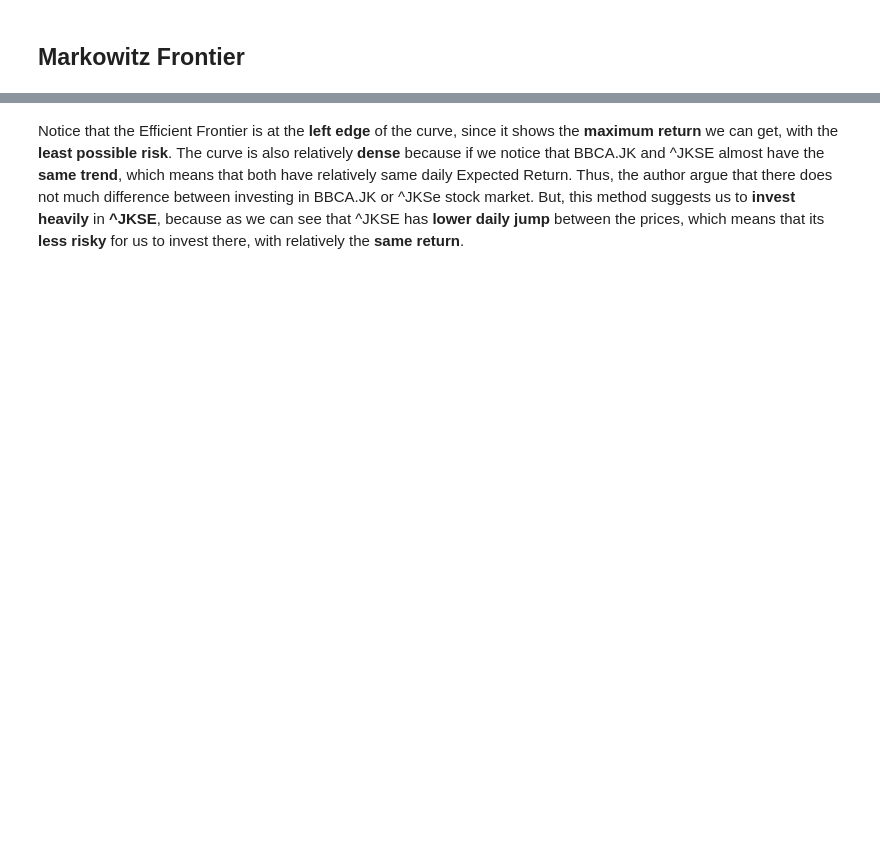
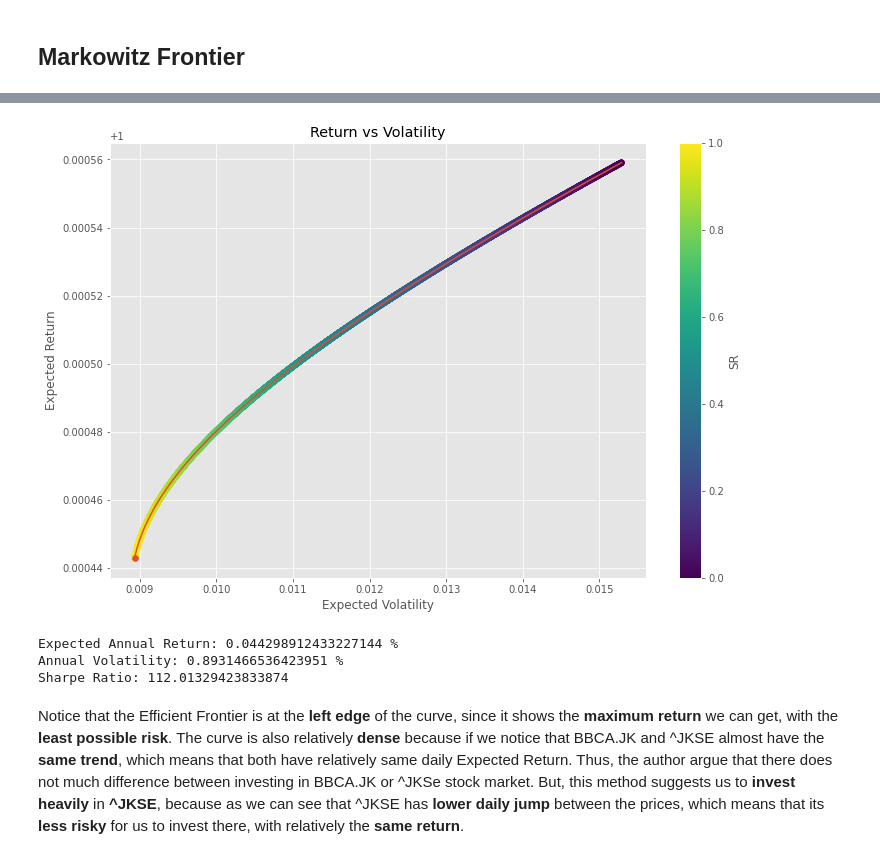
Before and after one commit to nfarrasd/Stock-Market-Reaction-Portfolio-Management, a Jupyter notebook: Stock Market Reaction & Portfolio Management.ipynb, the cells around one changed output, grey strips where cells are left out. Drawn from its saved outputs; the diff is of its cells as text; code cells hidden in the pictures; blank space fills up the shorter version.

```diff
--- a/Stock Market Reaction & Portfolio Management.ipynb
+++ b/Stock Market Reaction & Portfolio Management.ipynb
@@ -2105,25 +2934,30 @@ for R in return_lst:
 # %%
 def efficientFrontierPlot():
     plt.figure(figsize = (12, 8))
 
     plt.scatter(expectedVolatility, expectedReturn, c = sharpeRatio)
     plt.scatter(expectedVolatility[maxIdx], expectedReturn[maxIdx])
     plt.plot(volatility_opt, return_lst)
     plt.xlabel('Expected Volatility')
     plt.ylabel('Expected Return')
     plt.title('Return vs Volatility')
     plt.colorbar(label = 'SR')
 
     plt.show()
 
-    optReturn = expectedReturn[maxIdx]
+    optReturn = expectedReturn[maxIdx] - 1
     optVolatility = expectedVolatility[maxIdx]
     optRatio = sharpeRatio[maxIdx]
 
-    print('Expected Annual Return', optReturn)
-    print('Annual Volatility', optVolatility)
-    print('Sharpe Ratio', optRatio)
+    print(f'Expected Annual Return: {100 * optReturn} %')
+    print(f'Annual Volatility: {100 * optVolatility} %')
+    print(f'Sharpe Ratio: {optRatio}')
 
 efficientFrontierPlot()
+# %% [output]
+[figure, added]
+Expected Annual Return: 0.044298912433227144 %
+Annual Volatility: 0.8931466536423951 %
+Sharpe Ratio: 112.01329423833874
 # %% [markdown]
 Notice that the Efficient Frontier is at the **left edge** of the curve, since it shows the **maximum return** we can get, with the **least possible risk**. The curve is also relatively **dense** because if we notice that BBCA.JK and ^JKSE almost have the **same trend**, which means that both have relatively same daily Expected Return. Thus, the author argue that there does not much difference between investing in BBCA.JK or ^JKSe stock market. But, this method suggests us to **invest heavily** in **^JKSE**, because as we can see that ^JKSE has **lower daily jump** between the prices, which means that its **less risky** for us to invest there, with relatively the **same return**.
```
Also changed, not shown: parts of 83 cells of this notebook.
